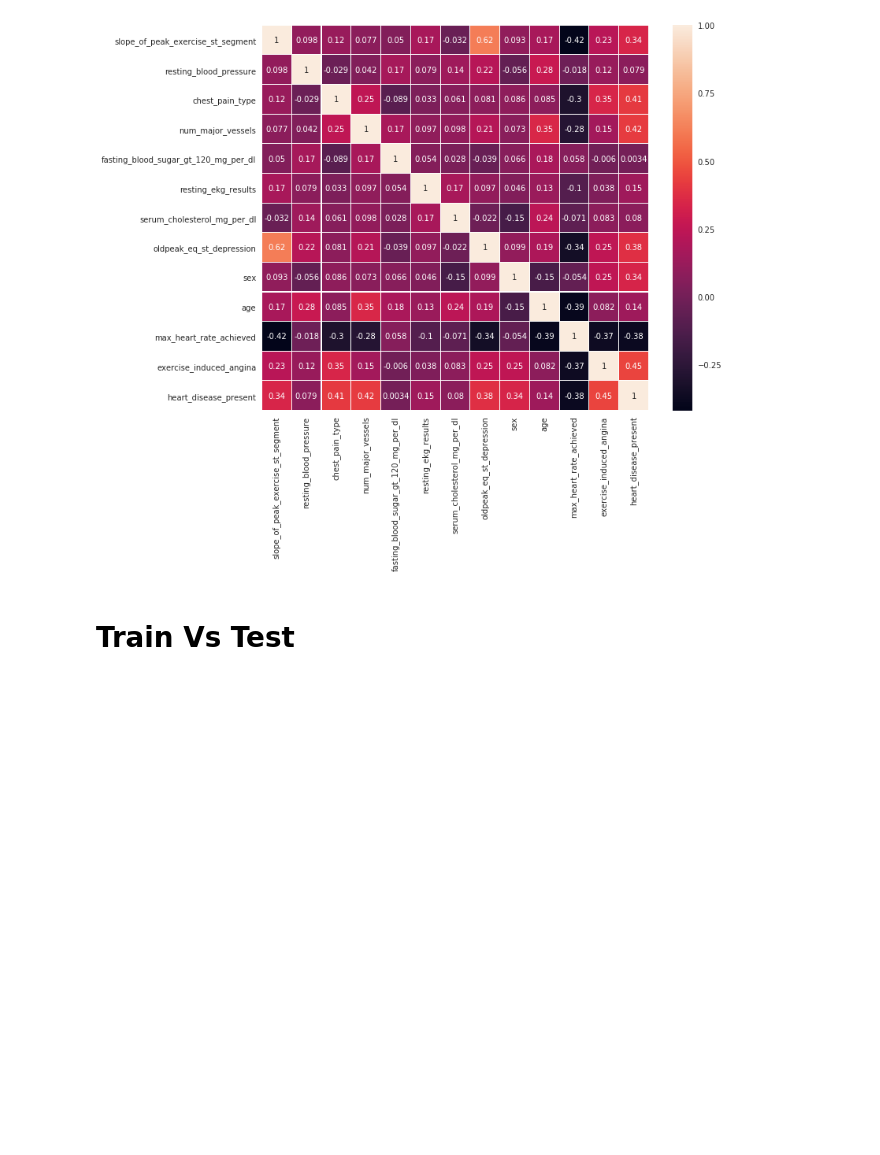
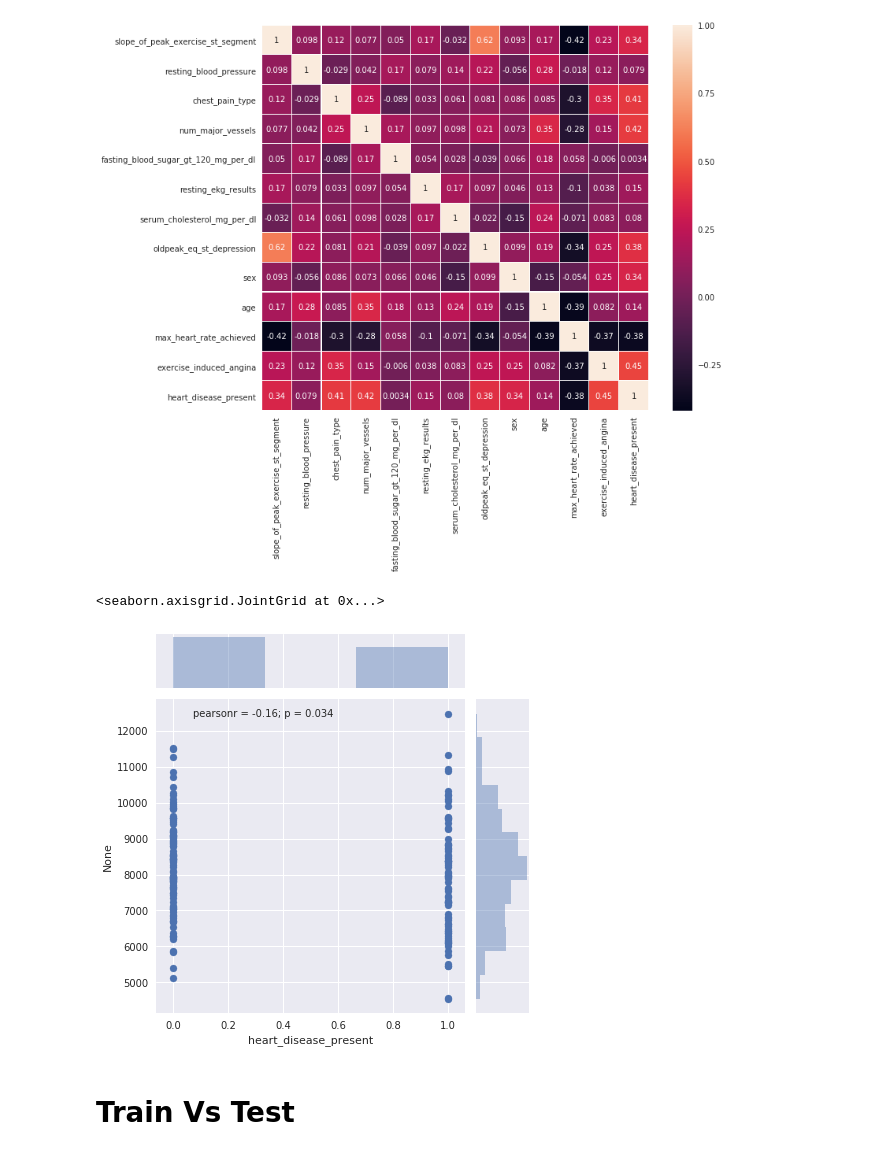
Before and after one commit to arielszabo/Heart_DrivenData, a Jupyter notebook: Heart_EDA.ipynb, the cells around one changed output. Drawn from its saved outputs; the diff is of its cells as text; code cells hidden in the pictures; blank space fills up the shorter version.

```diff
--- a/Heart_EDA.ipynb
+++ b/Heart_EDA.ipynb
@@ -183,6 +182,11 @@ f, ax = plt.subplots(figsize=(11, 9))
 sns.heatmap(train.corr(), annot=True, linewidths=.1);
 # %% [output]
 [figure]
+# %%
+sns.jointplot(y=train.max_heart_rate_achieved * train.age, x=train.heart_disease_present)
+# %% [output]
+<seaborn.axisgrid.JointGrid at 0x...>
+[figure, added]
 # %% [markdown]
 # Train Vs Test
 # %%
```
Also changed, not shown: parts of 10 cells of this notebook.
